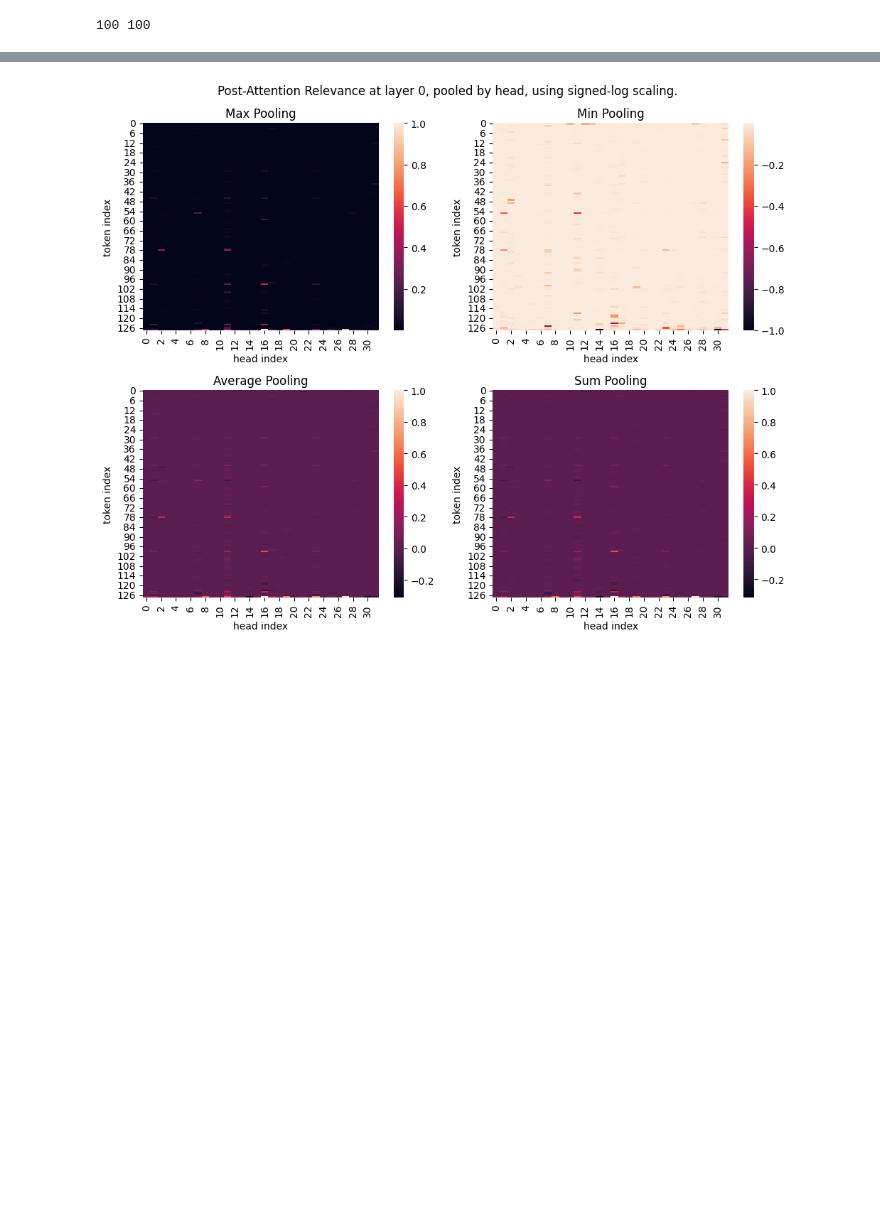
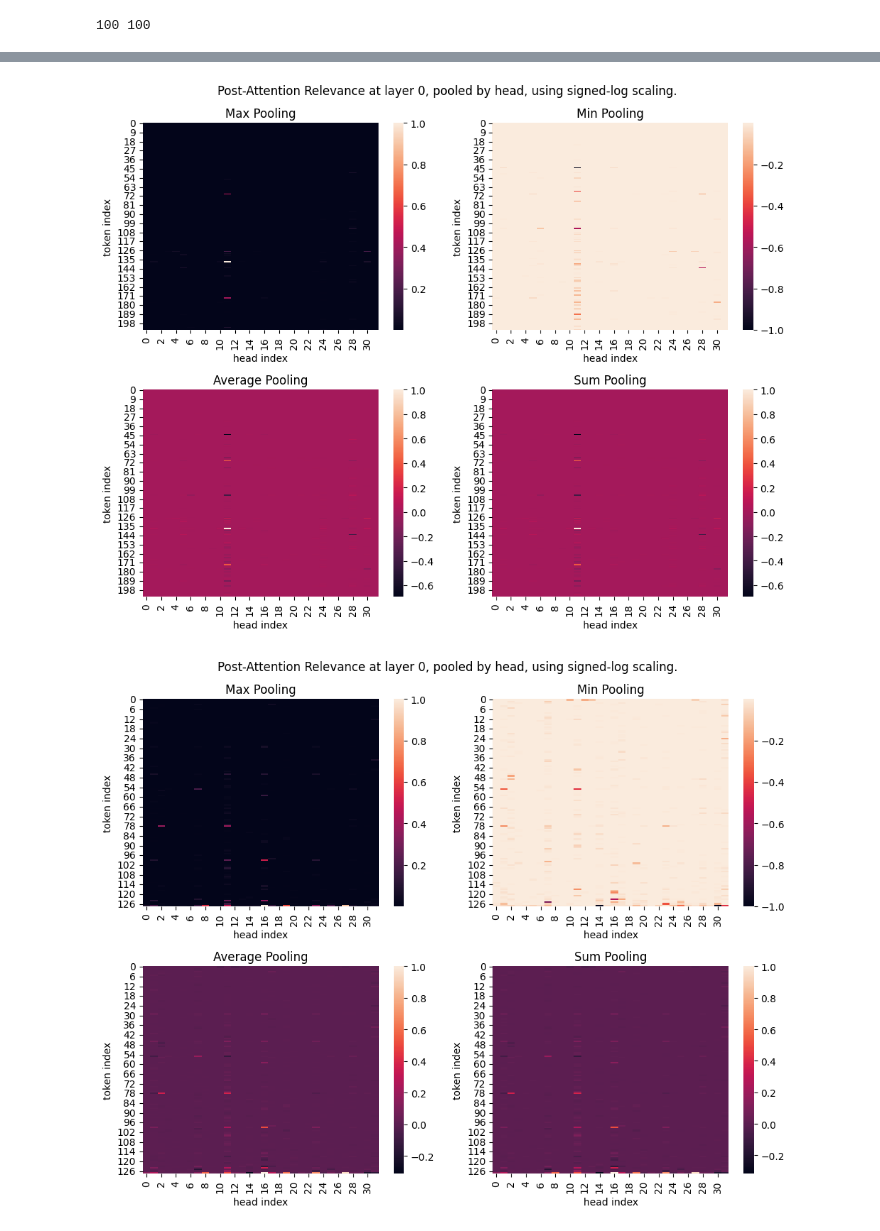
Before and after one commit to keeinlev/dynamicLRP, a Jupyter notebook: src/experiments/llama3.2-1b-imdb.ipynb, the cells around one changed output, grey strips where cells are left out. Saved outputs shown, nothing was run; the diff lists cells and outputs as text; code cells hidden in the pictures; blank space fills up the shorter version.

```diff
--- a/src/experiments/llama3.2-1b-imdb.ipynb
+++ b/src/experiments/llama3.2-1b-imdb.ipynb
@@ -127,6 +127,10 @@ for i in tqdm(range(200)):
         for j in range(len(agg_checkpoint_vals)):
             accumulate_variable_matrix(agg_checkpoint_vals[j], checkpoint_vals[j])
             # agg_checkpoint_vals[j] += checkpoint_vals[j]
+# %%
+visualize_attention_layer_relevance(agg_checkpoint_vals, layer_ind=0)
+# %% [output]
+[figure, added]
 # %%
 visualize_attention_layer_relevance(agg_checkpoint_vals, layer_ind=0)
 # %% [output]
```
Also changed, not shown: parts of 6 cells of this notebook, 30 other files.
